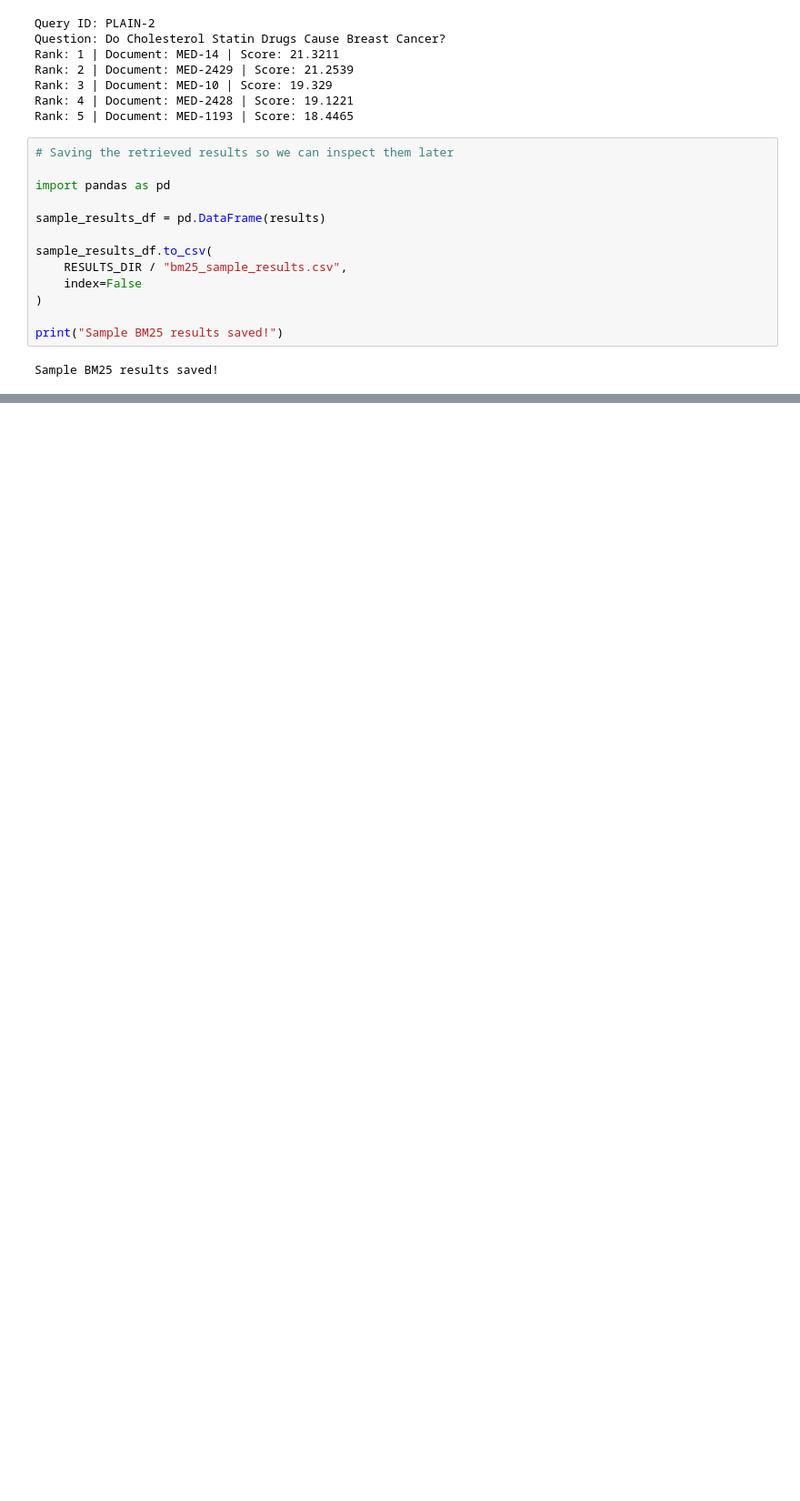
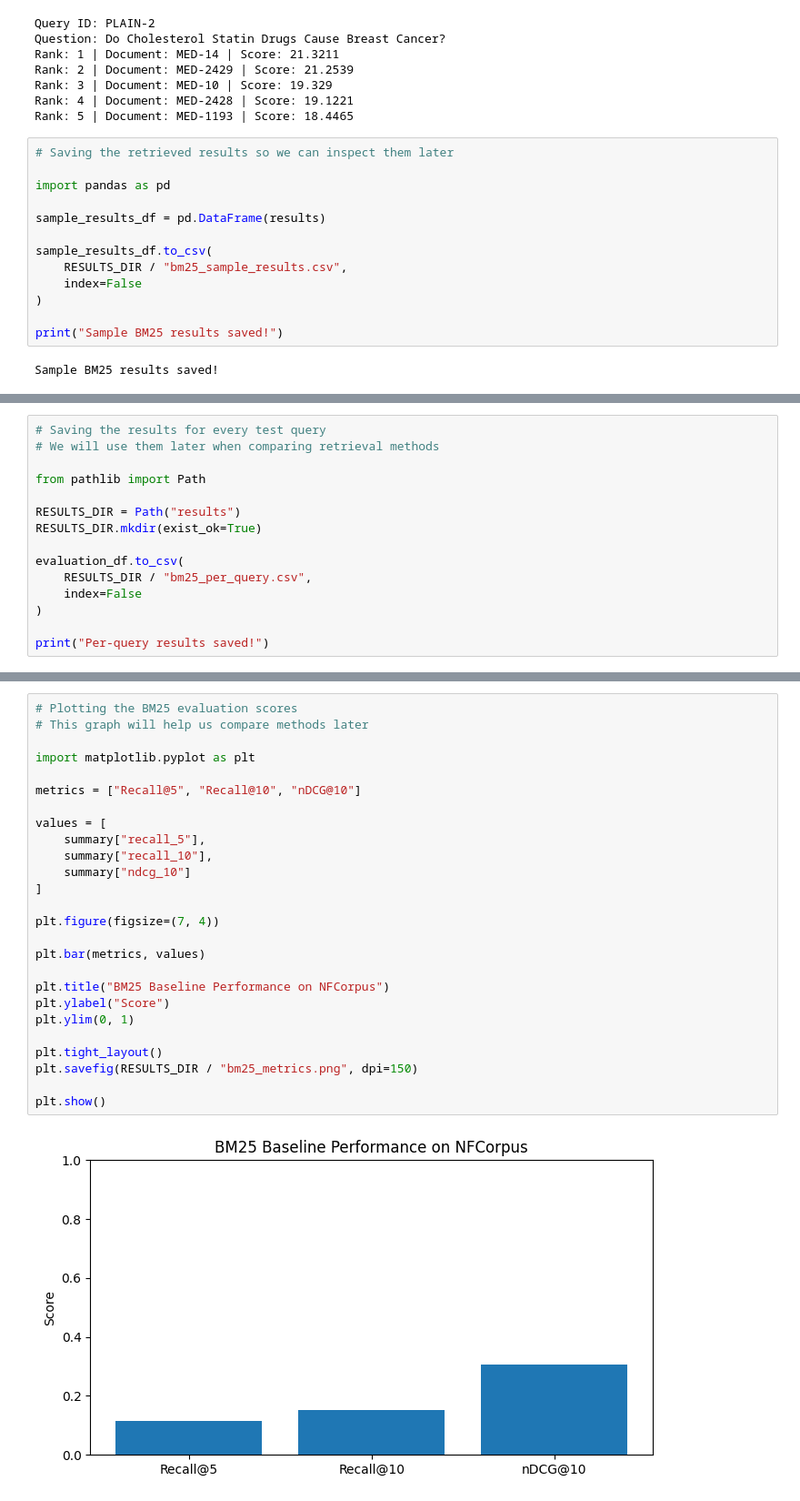
Before and after one commit to rachana1707-S/Adaptive-MedRAG, a Jupyter notebook: notebooks/01_retrieval.ipynb, the cells around one changed output, grey strips where cells are left out. Shown at 91% size. Drawn from its saved outputs; the diff is of its cells as text; blank space fills up the shorter version.

Commit message:
Add BM25 retrieval evaluation

```diff
--- a/notebooks/01_retrieval.ipynb
+++ b/notebooks/01_retrieval.ipynb
@@ -294,0 +523,15 @@ Sample BM25 results saved!
+# %%
+# Saving the results for every test query
+# We will use them later when comparing retrieval methods
+
+from pathlib import Path
+
+RESULTS_DIR = Path("results")
+RESULTS_DIR.mkdir(exist_ok=True)
+
+evaluation_df.to_csv(
+    RESULTS_DIR / "bm25_per_query.csv",
+    index=False
+)
+
+print("Per-query results saved!")
@@ -294,0 +562,28 @@ Sample BM25 results saved!
+# %%
+# Plotting the BM25 evaluation scores
+# This graph will help us compare methods later
+
+import matplotlib.pyplot as plt
+
+metrics = ["Recall@5", "Recall@10", "nDCG@10"]
+
+values = [
+    summary["recall_5"],
+    summary["recall_10"],
+    summary["ndcg_10"]
+]
+
+plt.figure(figsize=(7, 4))
+
+plt.bar(metrics, values)
+
+plt.title("BM25 Baseline Performance on NFCorpus")
+plt.ylabel("Score")
+plt.ylim(0, 1)
+
+plt.tight_layout()
+plt.savefig(RESULTS_DIR / "bm25_metrics.png", dpi=150)
+
+plt.show()
+# %% [output]
+[figure, added]
```
Also changed, not shown: parts of 13 cells of this notebook.
